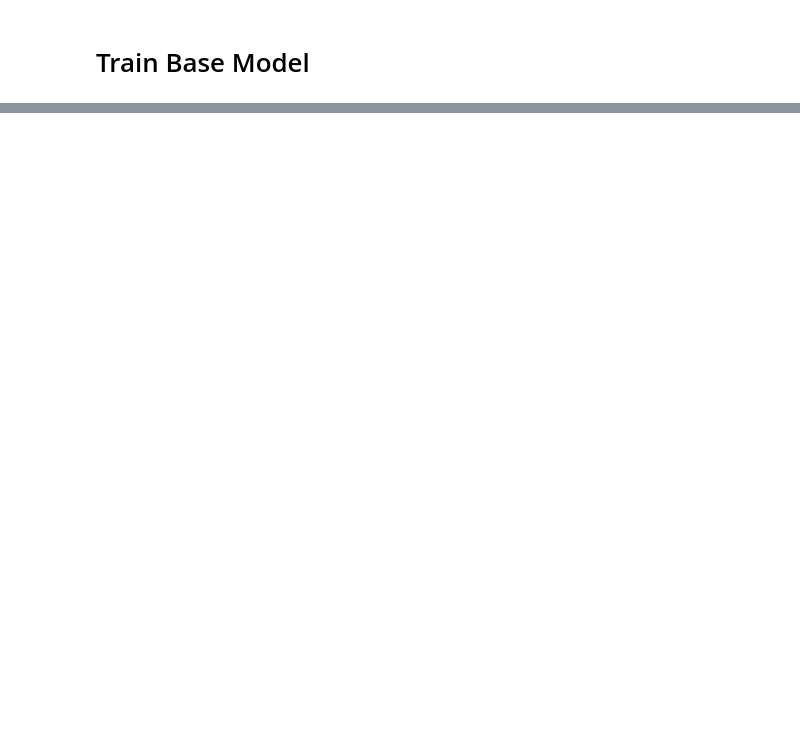
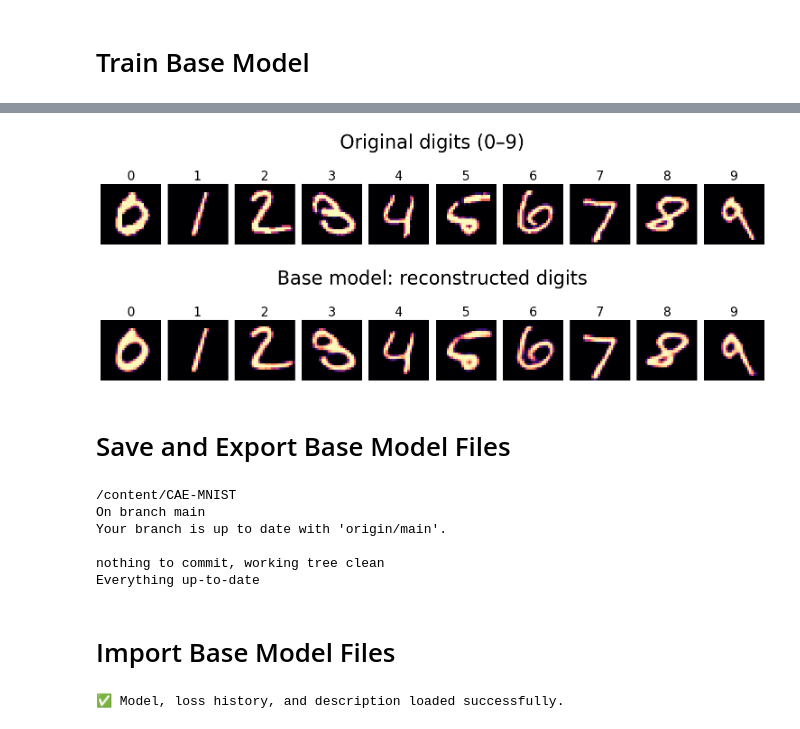
Before and after one commit to vlad-uve/CAE-MNIST, a Jupyter notebook: notebooks/CAE_base_model.ipynb, the cells around one changed output, grey strips where cells are left out. Drawn from its saved outputs; the diff is of its cells as text; code cells hidden in the pictures; blank space fills up the shorter version.

```diff
--- a/notebooks/CAE_base_model.ipynb
+++ b/notebooks/CAE_base_model.ipynb
@@ -118,0 +138,6 @@ base_loss = torch.load('base_loss.pth')
+# %%
+# get sample images and labels
+sample_images, sample_labels = get_image_samples(base_validation_dataloader)
+
+# get reconstructed digits from base model
+base_reconstructed = get_experiment_reconstructions([base_model],sample_images, device)
@@ -118,0 +154,11 @@ base_loss = torch.load('base_loss.pth')
+# %%
+# display original benchmark images
+plot_digits_row(sample_images.squeeze(), sample_labels, title='Original digits (0–9)')
+
+# display reconstructions from base model
+plot_experiment_reconstructions(base_reconstructed, sample_labels, title_list=['Base model:'])
+# %% [output]
+[figure, added]
+[figure, added]
+# %% [markdown]
+# Save and Export Base Model Files
@@ -118,0 +185,55 @@ base_loss = torch.load('base_loss.pth')
+# %%
+!git config --global user.email "vladislav.yushkevich.uve@gmail.com"
+!git config --global user.name "vlad_uve"
+
+import os
+import shutil
+
+# Paths
+local_export_folder = '/content/CAE_base_model_local'
+git_output_folder = '/content/CAE-MNIST/outputs/base_model_files'
+files_to_copy = ['base_model.pth', 'base_loss.pth', 'base_description.txt', 'base_reconstructed.pth']
+
+# Copy all files to Git outputs folder (overwrite silently)
+os.makedirs(git_output_folder, exist_ok=True)
+for file in files_to_copy:
+    shutil.copy2(os.path.join(local_export_folder, file),
+                 os.path.join(git_output_folder, file))
+
+# Commit and push
+%cd /content/CAE-MNIST
+!git add outputs/base_model_files/*
+!git commit -m "Update base model files"
+!git push origin main
+# %% [output]
+/content/CAE-MNIST
+On branch main
+Your branch is up to date with 'origin/main'.
+
+nothing to commit, working tree clean
+Everything up-to-date
+# %% [markdown]
+# Import Base Model Files
+# %%
+import os
+import torch
+
+# Paths to files inside the cloned Git repo
+outputs_path = '/content/CAE-MNIST/outputs/base_model_files'
+
+# Load model
+base_model = AutoEncoder(n_channels=base_n_channels,
+                         latent_dim=base_latent_dim)
+base_model.load_state_dict(torch.load(os.path.join(outputs_path, 'base_model.pth'), map_location=device))
+base_model.eval()
+
+# Load loss history
+base_loss = torch.load(os.path.join(outputs_path, 'base_loss.pth'))
+
+# Load description text
+with open(os.path.join(outputs_path, 'base_description.txt'), 'r') as f:
+    base_description = f.read()
+
+print("✅ Model, loss history, and description loaded successfully.")
+# %% [output]
+✅ Model, loss history, and description loaded successfully.
```
Also changed, not shown: parts of 16 cells of this notebook.
